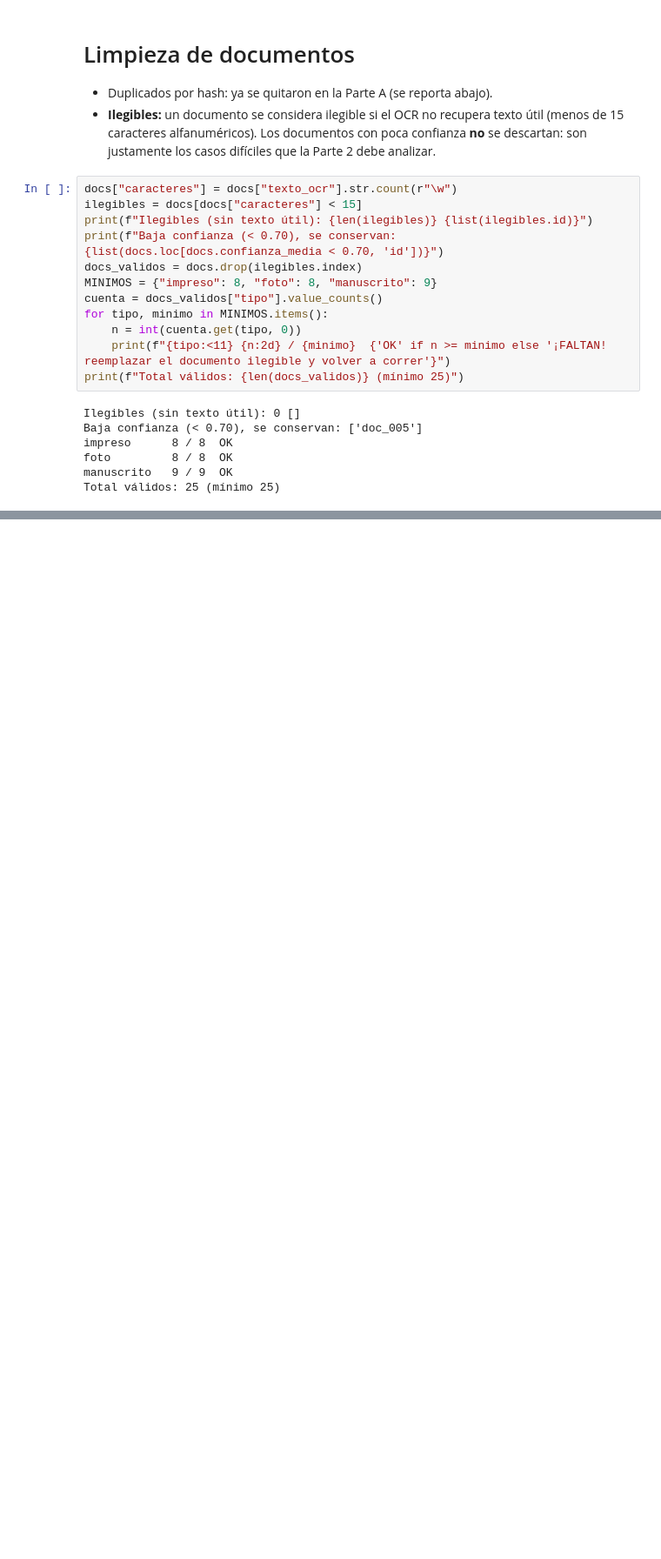
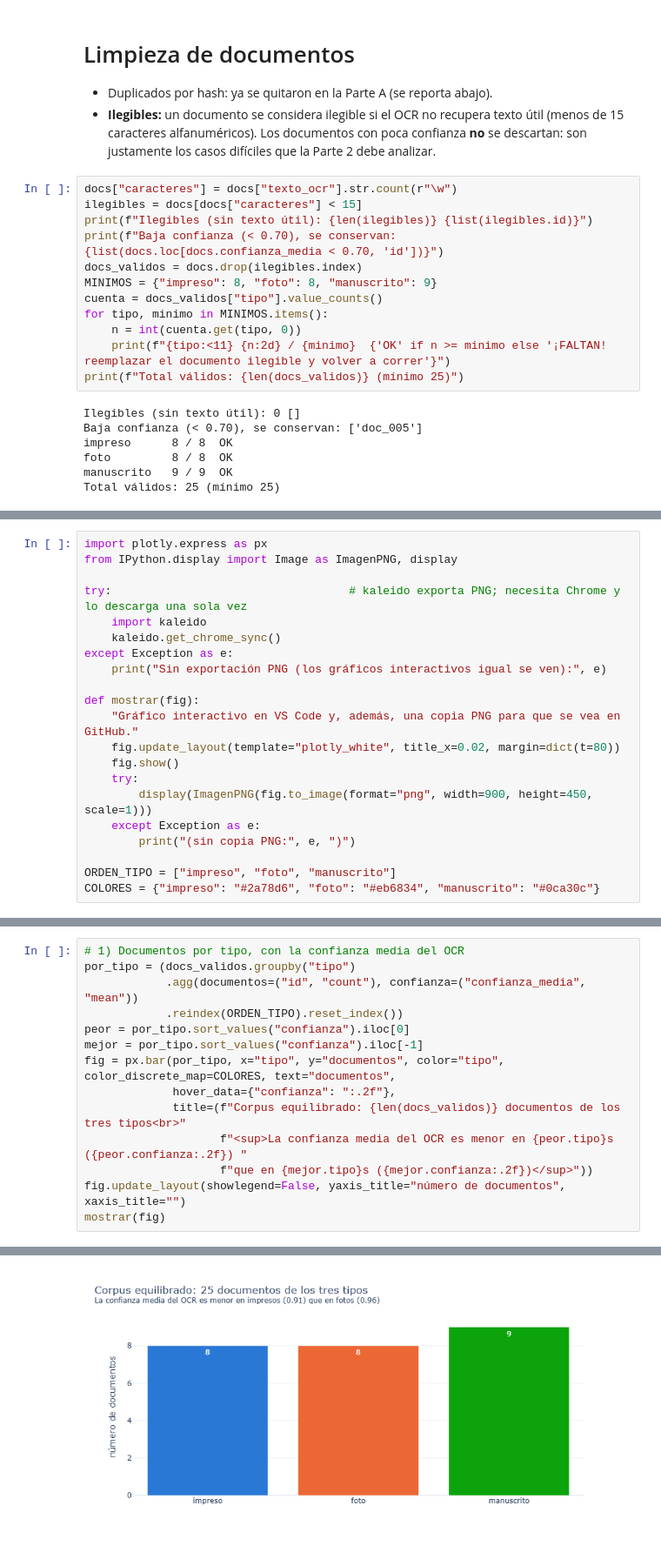
Before and after one commit to ValMur123/python_intermedio, a Jupyter notebook: tarea_2/01_extraccion.ipynb, the cells around one changed output, grey strips where cells are left out. Shown at 87% size. Drawn from its saved outputs; the diff is of its cells as text; blank space fills up the shorter version.

```diff
--- a/tarea_2/01_extraccion.ipynb
+++ b/tarea_2/01_extraccion.ipynb
@@ -710,0 +719,21 @@ Total válidos: 25 (mínimo 25)
+# %%
+import plotly.express as px
+from IPython.display import Image as ImagenPNG, display
+
+try:                                   # kaleido exporta PNG; necesita Chrome y lo descarga una sola vez
+    import kaleido
+    kaleido.get_chrome_sync()
+except Exception as e:
+    print("Sin exportación PNG (los gráficos interactivos igual se ven):", e)
+
+def mostrar(fig):
+    "Gráfico interactivo en VS Code y, además, una copia PNG para que se vea en GitHub."
+    fig.update_layout(template="plotly_white", title_x=0.02, margin=dict(t=80))
+    fig.show()
+    try:
+        display(ImagenPNG(fig.to_image(format="png", width=900, height=450, scale=1)))
+    except Exception as e:
+        print("(sin copia PNG:", e, ")")
+
+ORDEN_TIPO = ["impreso", "foto", "manuscrito"]
+COLORES = {"impreso": "#2a78d6", "foto": "#eb6834", "manuscrito": "#0ca30c"}
@@ -710,0 +742,15 @@ Total válidos: 25 (mínimo 25)
+# %%
+# 1) Documentos por tipo, con la confianza media del OCR
+por_tipo = (docs_validos.groupby("tipo")
+            .agg(documentos=("id", "count"), confianza=("confianza_media", "mean"))
+            .reindex(ORDEN_TIPO).reset_index())
+peor = por_tipo.sort_values("confianza").iloc[0]
+mejor = por_tipo.sort_values("confianza").iloc[-1]
+fig = px.bar(por_tipo, x="tipo", y="documentos", color="tipo", color_discrete_map=COLORES, text="documentos",
+             hover_data={"confianza": ":.2f"},
+             title=(f"Corpus equilibrado: {len(docs_validos)} documentos de los tres tipos<br>"
+                    f"<sup>La confianza media del OCR es menor en {peor.tipo}s ({peor.confianza:.2f}) "
+                    f"que en {mejor.tipo}s ({mejor.confianza:.2f})</sup>"))
+fig.update_layout(showlegend=False, yaxis_title="número de documentos", xaxis_title="")
+mostrar(fig)
+# %% [output]
@@ -710,0 +774 @@ Total válidos: 25 (mínimo 25)
+[figure, added]
```
Also changed, not shown: parts of 7 cells of this notebook.
